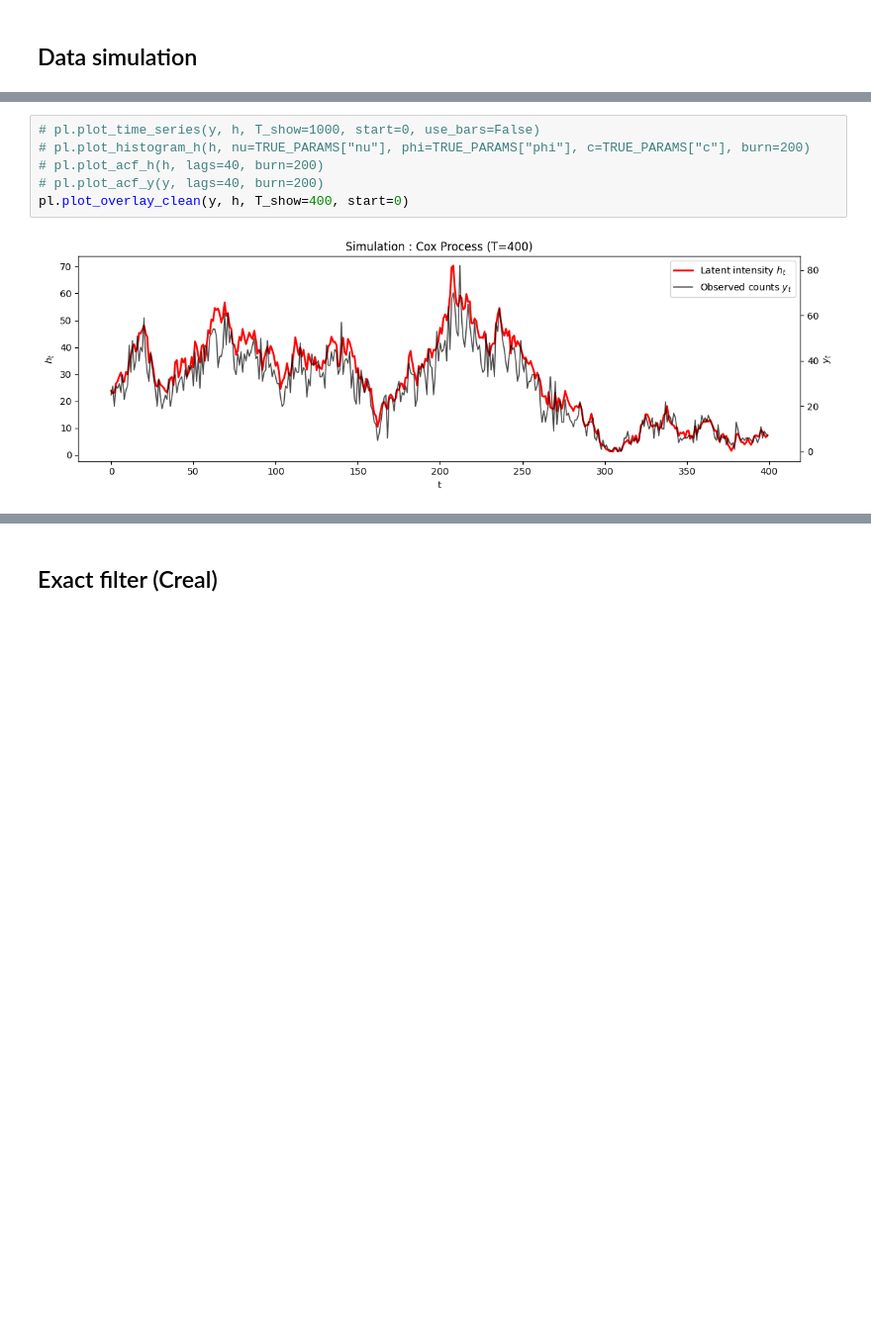
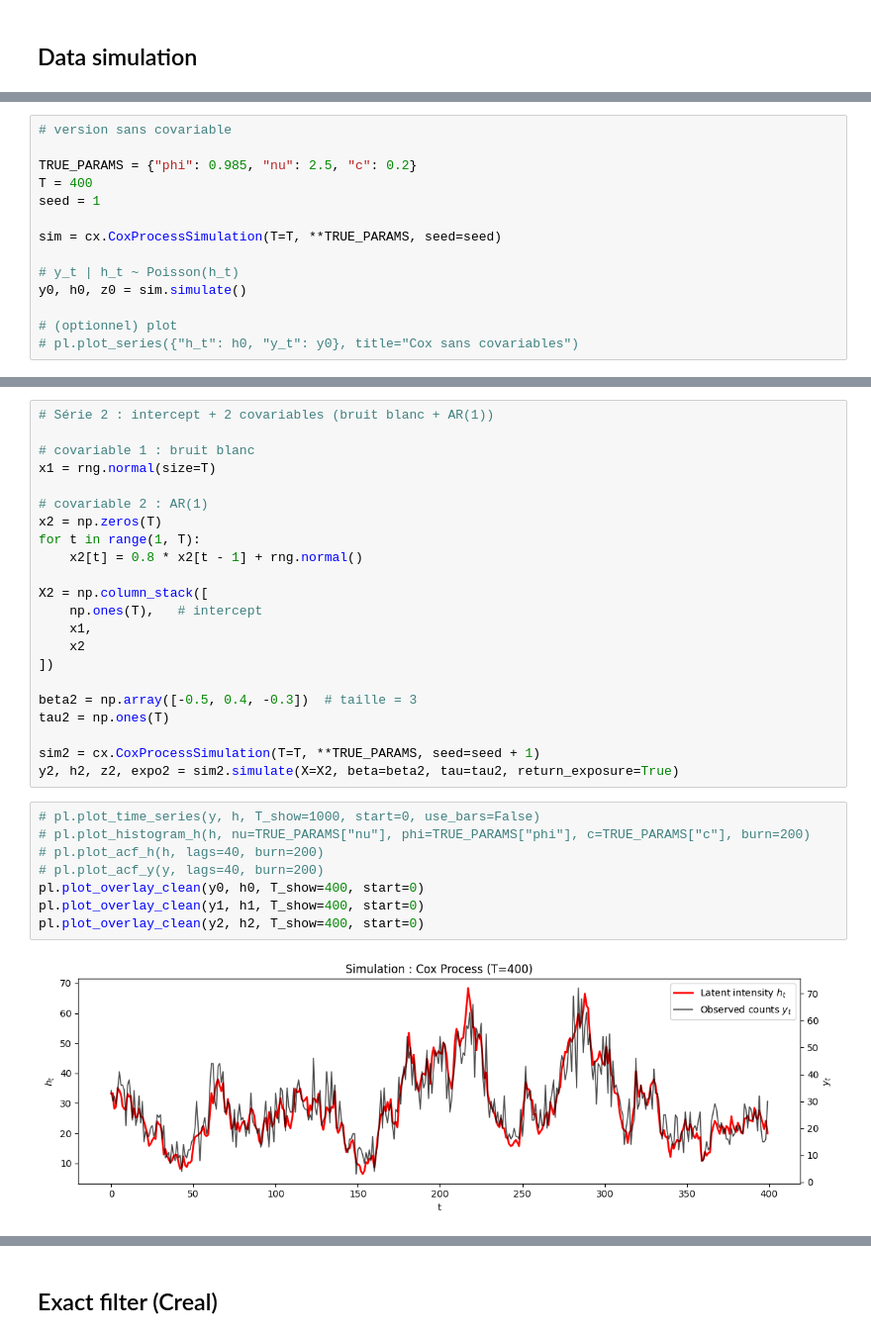
Before and after one commit to BRamesh02/Non-Gaussian-State-Space-Models, a Jupyter notebook: task_1.ipynb, the cells around one changed output, grey strips where cells are left out. Shown at 99% size. Cells and saved outputs as stored; diff of their text form; blank space fills up the shorter version.

Commit message:
adding covariable in data simulation

```diff
--- a/task_1.ipynb
+++ b/task_1.ipynb
@@ -45,0 +28,14 @@ y, h, z = sim.simulate()
+# %%
+# version sans covariable
+
+TRUE_PARAMS = {"phi": 0.985, "nu": 2.5, "c": 0.2}
+T = 400
+seed = 1
+
+sim = cx.CoxProcessSimulation(T=T, **TRUE_PARAMS, seed=seed)
+
+# y_t | h_t ~ Poisson(h_t)
+y0, h0, z0 = sim.simulate()
+
+# (optionnel) plot
+# pl.plot_series({"h_t": h0, "y_t": y0}, title="Cox sans covariables")
@@ -46,8 +64,32 @@ y, h, z = sim.simulate()
+# %%
+# Série 2 : intercept + 2 covariables (bruit blanc + AR(1))
+
+# covariable 1 : bruit blanc
+x1 = rng.normal(size=T)
+
+# covariable 2 : AR(1)
+x2 = np.zeros(T)
+for t in range(1, T):
+    x2[t] = 0.8 * x2[t - 1] + rng.normal()
+
+X2 = np.column_stack([
+    np.ones(T),   # intercept
+    x1,
+    x2
+])
+
+beta2 = np.array([-0.5, 0.4, -0.3])  # taille = 3
+tau2 = np.ones(T)
+
+sim2 = cx.CoxProcessSimulation(T=T, **TRUE_PARAMS, seed=seed + 1)
+y2, h2, z2, expo2 = sim2.simulate(X=X2, beta=beta2, tau=tau2, return_exposure=True)
 # %%
 # pl.plot_time_series(y, h, T_show=1000, start=0, use_bars=False)
 # pl.plot_histogram_h(h, nu=TRUE_PARAMS["nu"], phi=TRUE_PARAMS["phi"], c=TRUE_PARAMS["c"], burn=200)
 # pl.plot_acf_h(h, lags=40, burn=200)
 # pl.plot_acf_y(y, lags=40, burn=200)
-pl.plot_overlay_clean(y, h, T_show=400, start=0)
+pl.plot_overlay_clean(y0, h0, T_show=400, start=0)
+pl.plot_overlay_clean(y1, h1, T_show=400, start=0)
+pl.plot_overlay_clean(y2, h2, T_show=400, start=0)
 # %% [output]
-[figure, old version]
+[figure, new version]
```
Also changed, not shown: parts of 4 cells of this notebook, 1 other file.
